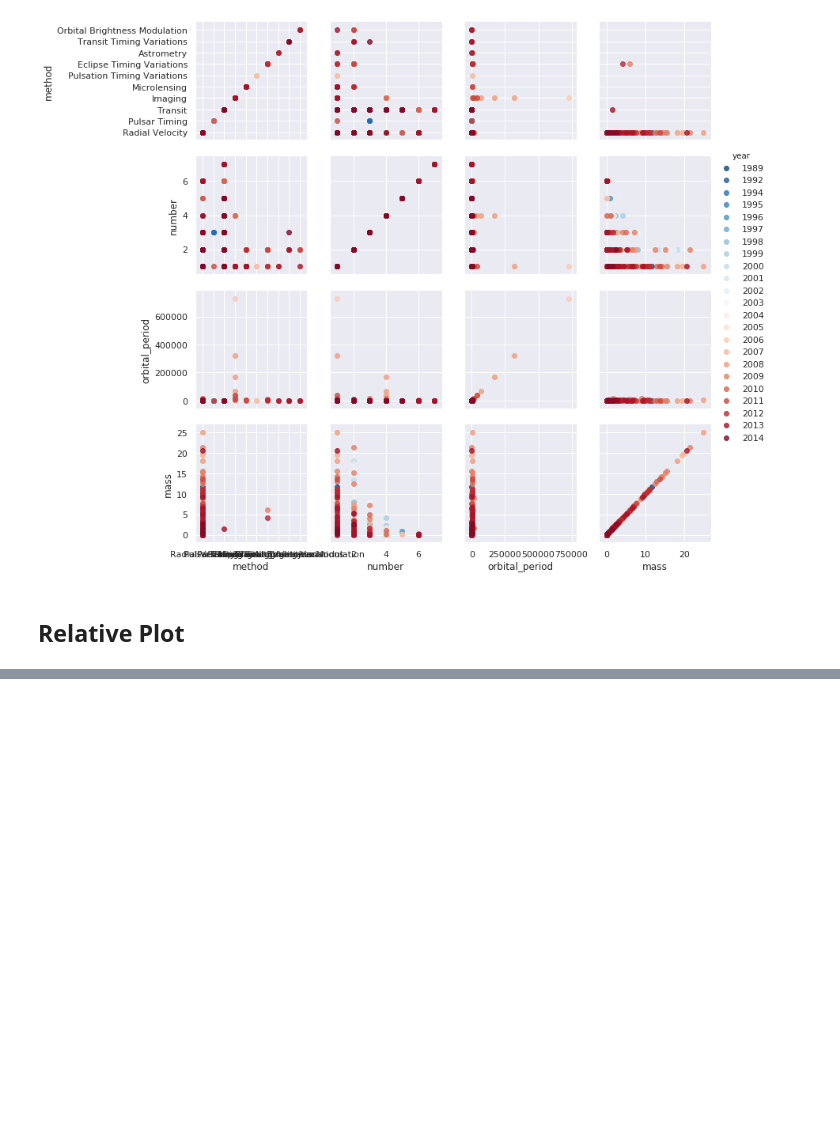
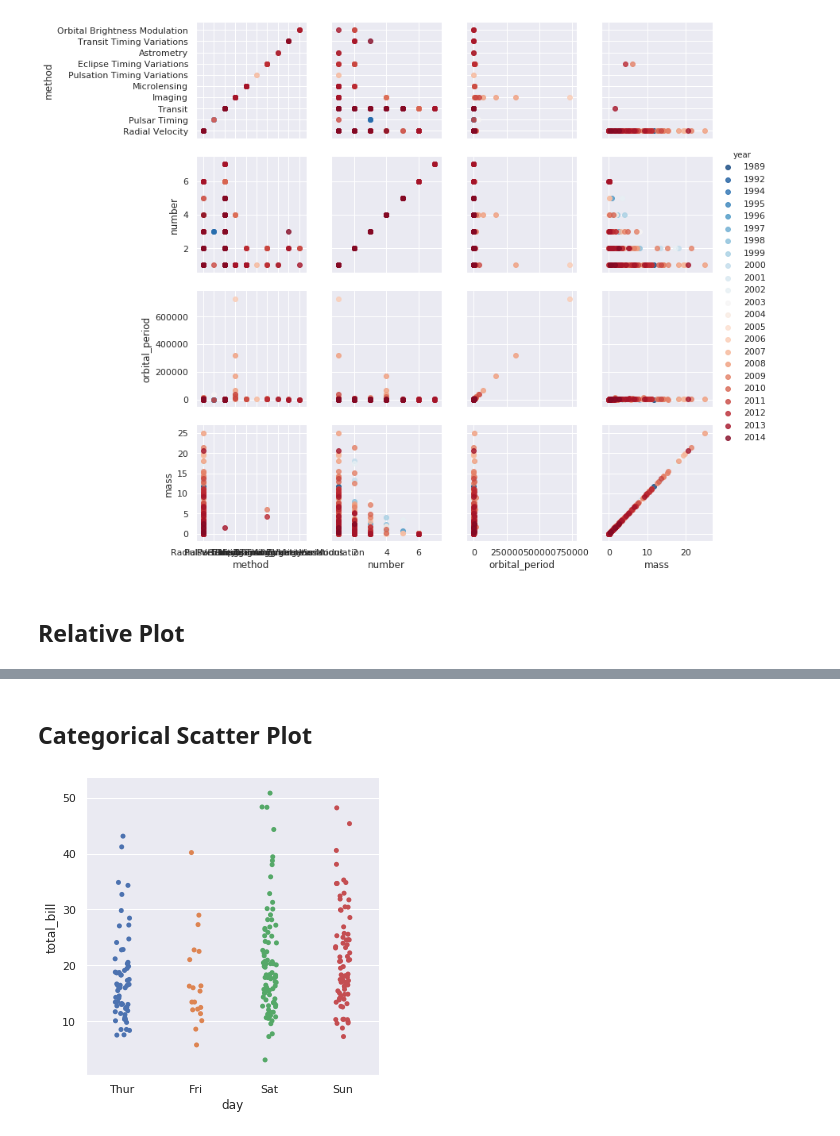
Before and after one commit to Deepshikha05/Visualization-in-Python, a Jupyter notebook: seaborn/seaborn.ipynb, the cells around one changed output, grey strips where cells are left out. Cells and saved outputs as stored; diff of their text form; code cells hidden in the pictures; blank space fills up the shorter version.

Commit message:
Seaborn - Added Plots for Categorical Type Data

```diff
--- a/seaborn/seaborn.ipynb
+++ b/seaborn/seaborn.ipynb
@@ -249,0 +250,6 @@ g.fig.autofmt_xdate()
+# %% [markdown]
+## Categorical Scatter Plot
+# %%
+sns.catplot(x="day", y="total_bill", data=tips);
+# %% [output]
+[figure, added]
```
Also changed, not shown: parts of 46 cells of this notebook.
